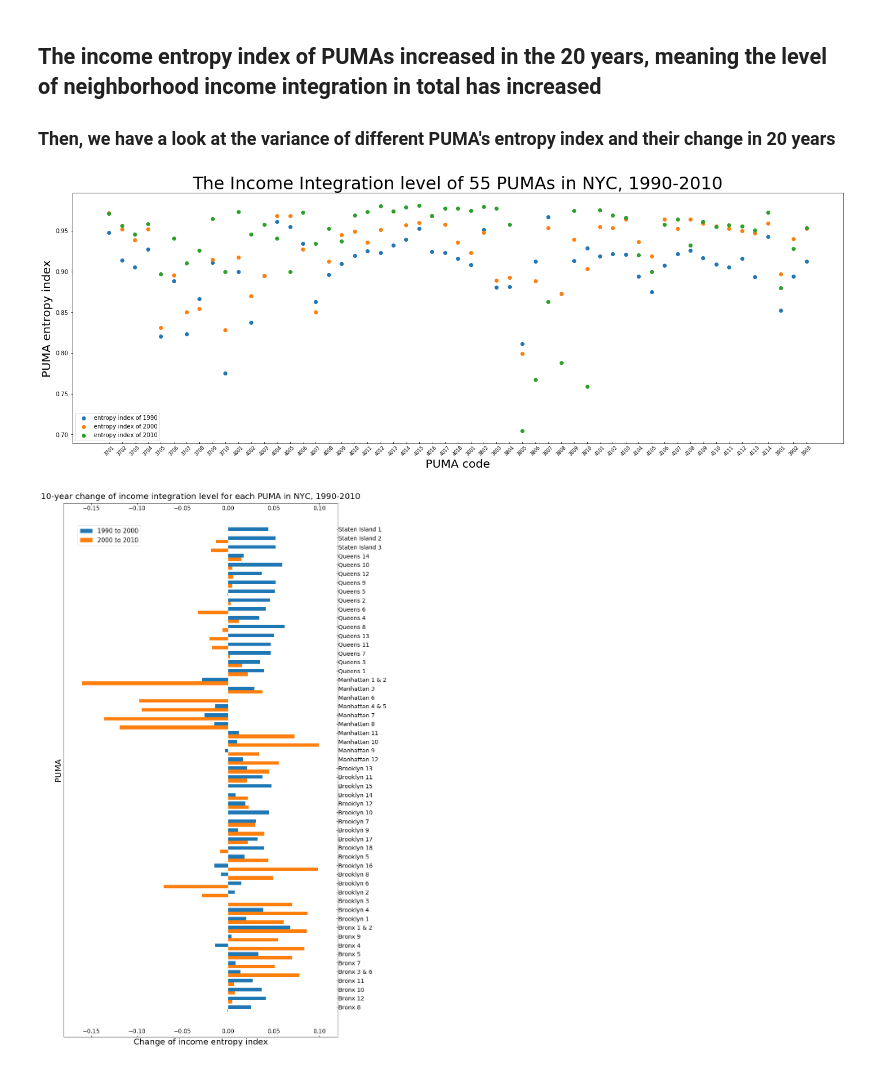
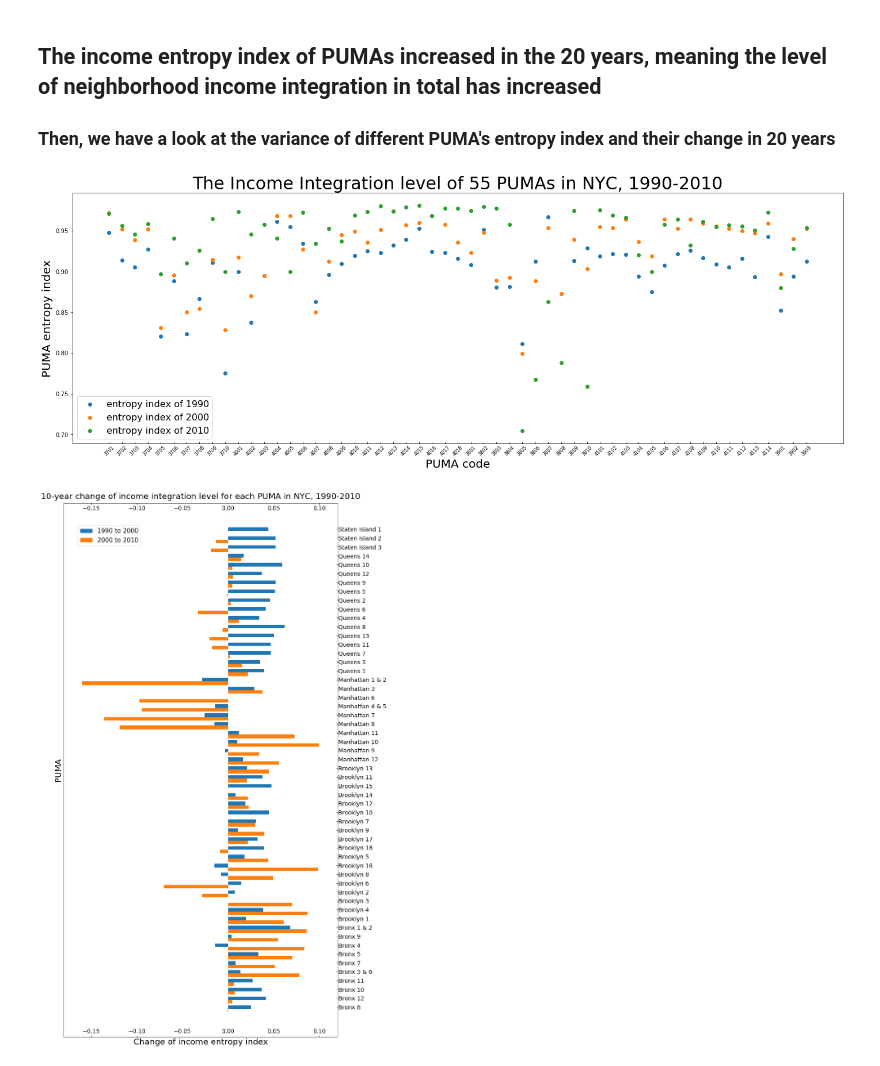
Before and after one commit to picniclin/NYC_yl5240, a Jupyter notebook: NYC_housing_and_income.ipynb, the cells around one changed output. Drawn from its saved outputs; the diff is of its cells as text; code cells hidden in the pictures.

```diff
--- a/NYC_housing_and_income.ipynb
+++ b/NYC_housing_and_income.ipynb
@@ -994,23 +994,23 @@ The median values of income entropy index of PUMAs in 1999, 2000 and 2010 are re
 # %%
 ## to see the distribution of entropy index
 plt.figure(figsize = (24, 8))
 plt.scatter(np.arange(len(df_puma_entropy)),df_puma_entropy.entropy_index_9,
            label = 'entropy index of 1990')
 plt.scatter(np.arange(len(df_puma_entropy)),df_puma_entropy.entropy_index_0,
            label = 'entropy index of 2000')
 plt.scatter(np.arange(len(df_puma_entropy)),df_puma_entropy.entropy_index_1,
            label = 'entropy index of 2010')
-plt.legend()
+plt.legend(prop= {'size': 16}, fontsize = 8)
 
 plt.xticks(np.arange(len(df_puma_entropy)), df_puma_entropy.PUMA, rotation = 45,
-                  fontsize = 15)
+                  fontsize = 100)
 plt.tick_params(axis='x', pad = 2, labelsize = 8, direction = 'in')
 plt.ylabel('PUMA entropy index', fontsize = 20)
 plt.xlabel('PUMA code', fontsize = 20)
 plt.title('The Income Integration level of 55 PUMAs in NYC, 1990-2010', fontsize = 30)
 plt.show()
 # %% [output]
-[figure, old version]
+[figure, new version]
 # %%
 #df_puma_entropy.PUMA_CommunityDistrict
 # %%
```
